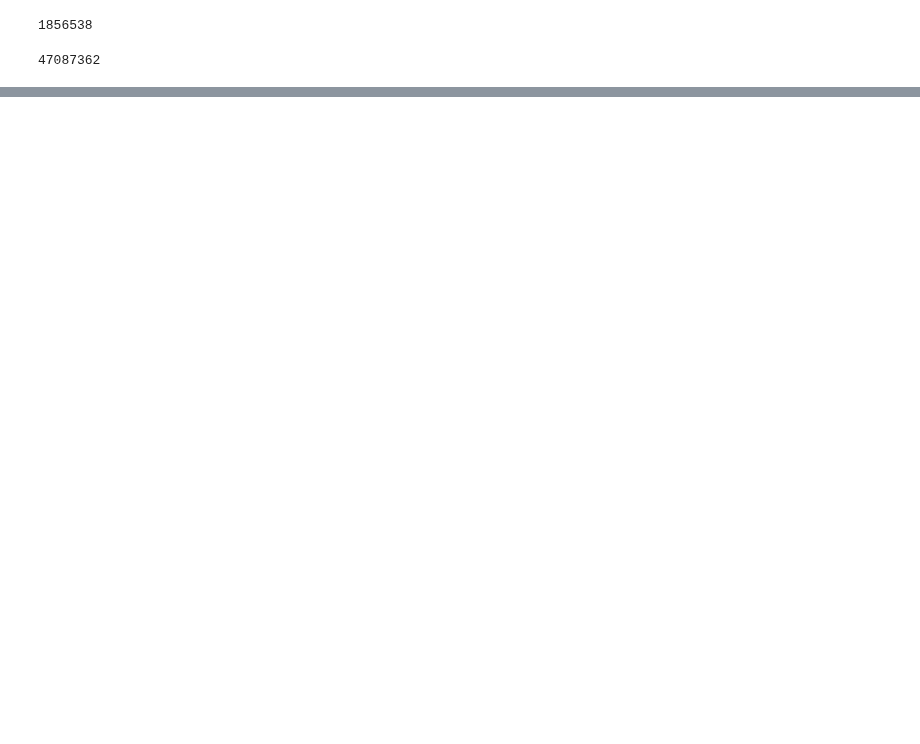
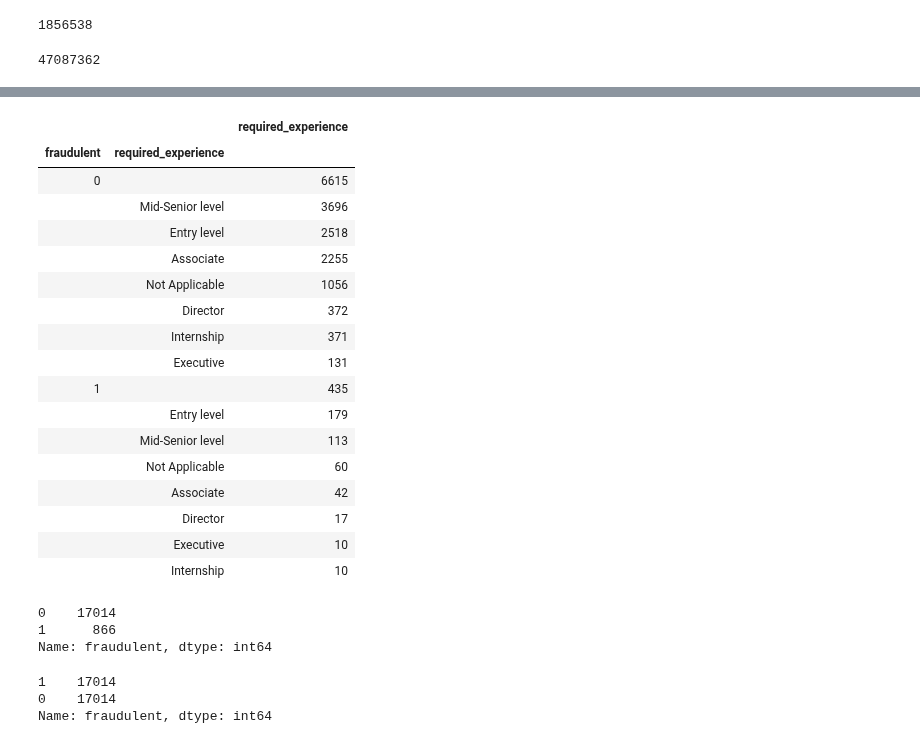
Before and after one commit to OlgaAlto/Fake-job-ads, a Jupyter notebook: fake job ads.ipynb, the cells around one changed output, grey strips where cells are left out. Saved outputs shown, nothing was run; the diff lists cells and outputs as text; code cells hidden in the pictures; blank space fills up the shorter version.

```diff
--- a/fake job ads.ipynb
+++ b/fake job ads.ipynb
@@ -156,0 +233,56 @@ plt.axis("off")
+# %%
+# Required experience: "0" - real, "1" -fake
+df.groupby('fraudulent').agg({'required_experience': 'value_counts'})
+#  RESULT: There is no clear difference in ads in this section.
+# %% [output]
+|  |  | required_experience |
+| fraudulent | required_experience |  |
+| 0 |  | 6615 |
+|  | Mid-Senior level | 3696 |
+|  | Entry level | 2518 |
+|  | Associate | 2255 |
+|  | Not Applicable | 1056 |
+|  | Director | 372 |
+|  | Internship | 371 |
+|  | Executive | 131 |
+| 1 |  | 435 |
+|  | Entry level | 179 |
+|  | Mid-Senior level | 113 |
+|  | Not Applicable | 60 |
+|  | Associate | 42 |
+|  | Director | 17 |
+|  | Executive | 10 |
+|  | Internship | 10 |
+# %%
+df_text_and_fraudulent = df[['text', 'fraudulent']]
+df_text_and_fraudulent["fraudulent"].value_counts()
+# RESULT: unbalanced data
+# %% [output]
+0    17014
+1      866
+Name: fraudulent, dtype: int64
+# %%
+# One technique for handling imbalanced classes: UP-SAMPLING THE MINORITY CLASS
+# Up-sampling is the process of randomly duplicating observations from the minority class in order to reinforce its signal.
+
+from sklearn.utils import resample
+
+# Separate majority and minority classes
+df_majority = df_text_and_fraudulent[df_text_and_fraudulent.fraudulent==0]
+df_minority = df_text_and_fraudulent[df_text_and_fraudulent.fraudulent==1]
+
+# Upsample minority class
+df_minority_upsampled = resample(df_minority,
+                                 replace= True,     # sample with replacement
+                                 n_samples= 17014,    # to match majority class
+                                 random_state = 42) # reproducible results
+
+# Combine majority class with upsampled minority class
+df_text_and_fraudulent = pd.concat([df_majority, df_minority_upsampled])
+
+# Display new class counts
+df_text_and_fraudulent.fraudulent.value_counts()
+# %% [output]
+1    17014
+0    17014
+Name: fraudulent, dtype: int64
```
Also changed, not shown: parts of 36 cells of this notebook.
